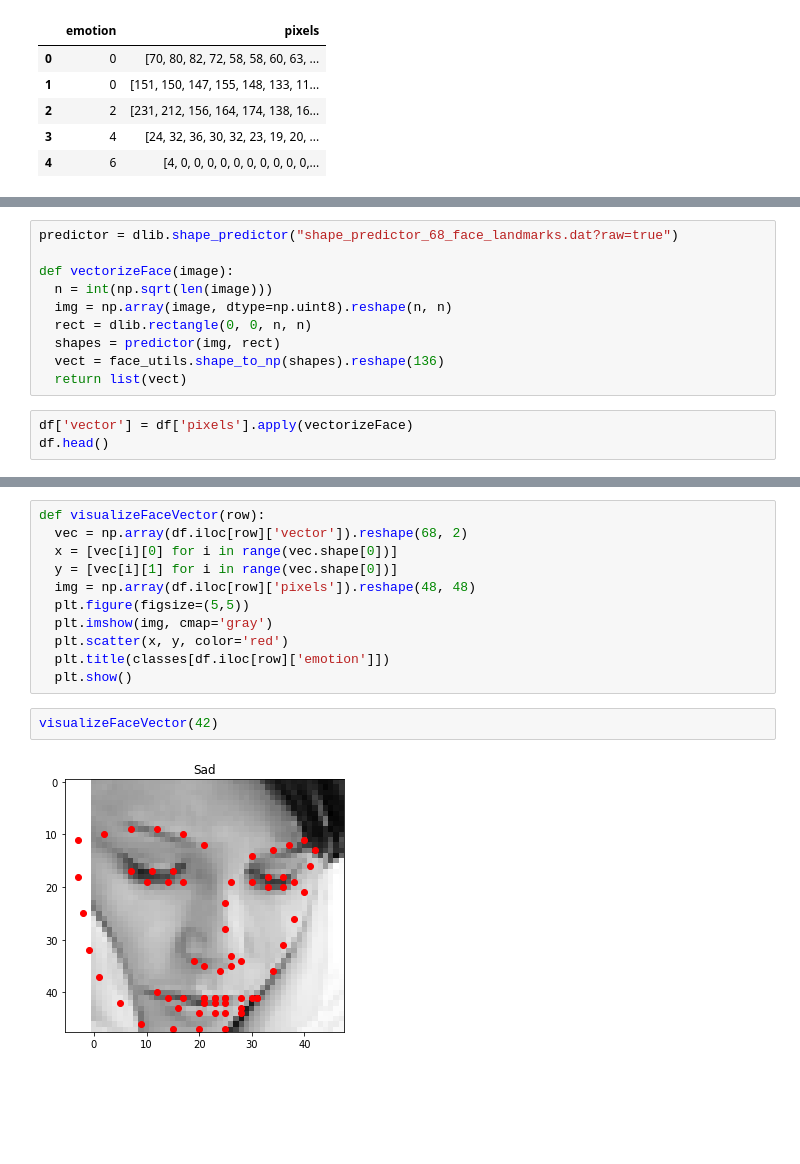
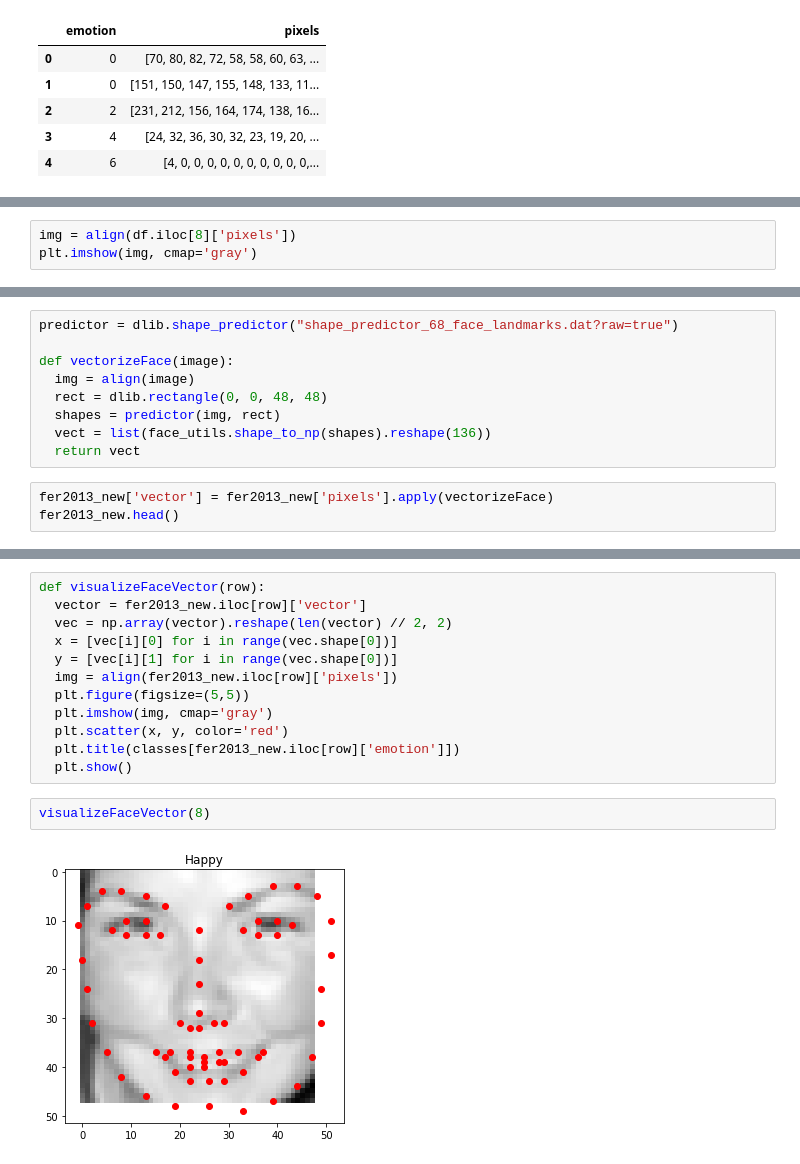
Before and after one commit to karencfisher/face_express, a Jupyter notebook: notebooks/vector_model1.ipynb, the cells around one changed output, grey strips where cells are left out. Saved outputs shown, nothing was run; the diff lists cells and outputs as text; blank space fills up the shorter version.

```diff
--- a/notebooks/vector_model1.ipynb
+++ b/notebooks/vector_model1.ipynb
@@ -75,0 +136,3 @@ shape_predictor_68_ 100%[===================>]  95.08M   123MB/s    in 0.8s
+# %%
+img = align(df.iloc[8]['pixels'])
+plt.imshow(img, cmap='gray')
@@ -77,13 +143,12 @@ shape_predictor_68_ 100%[===================>]  95.08M   123MB/s    in 0.8s
 predictor = dlib.shape_predictor("shape_predictor_68_face_landmarks.dat?raw=true")
 
 def vectorizeFace(image):
-  n = int(np.sqrt(len(image)))
-  img = np.array(image, dtype=np.uint8).reshape(n, n)
-  rect = dlib.rectangle(0, 0, n, n)
+  img = align(image)
+  rect = dlib.rectangle(0, 0, 48, 48)
   shapes = predictor(img, rect)
-  vect = face_utils.shape_to_np(shapes).reshape(136)
-  return list(vect)
+  vect = list(face_utils.shape_to_np(shapes).reshape(136))
+  return vect
 # %%
-df['vector'] = df['pixels'].apply(vectorizeFace)
-df.head()
+fer2013_new['vector'] = fer2013_new['pixels'].apply(vectorizeFace)
+fer2013_new.head()
 # %% [output]
@@ -96,18 +161,19 @@ df.head()
 # %%
 def visualizeFaceVector(row):
-  vec = np.array(df.iloc[row]['vector']).reshape(68, 2)
+  vector = fer2013_new.iloc[row]['vector']
+  vec = np.array(vector).reshape(len(vector) // 2, 2)
   x = [vec[i][0] for i in range(vec.shape[0])]
   y = [vec[i][1] for i in range(vec.shape[0])]
-  img = np.array(df.iloc[row]['pixels']).reshape(48, 48)
+  img = align(fer2013_new.iloc[row]['pixels'])
   plt.figure(figsize=(5,5))
   plt.imshow(img, cmap='gray')
   plt.scatter(x, y, color='red')
-  plt.title(classes[df.iloc[row]['emotion']])
+  plt.title(classes[fer2013_new.iloc[row]['emotion']])
   plt.show()
 # %%
-visualizeFaceVector(42)
+visualizeFaceVector(8)
 # %% [output]
-[figure, old version]
+[figure, new version]
 # %%
 from sklearn.model_selection import train_test_split
 
```
Also changed, not shown: parts of 21 cells of this notebook.
